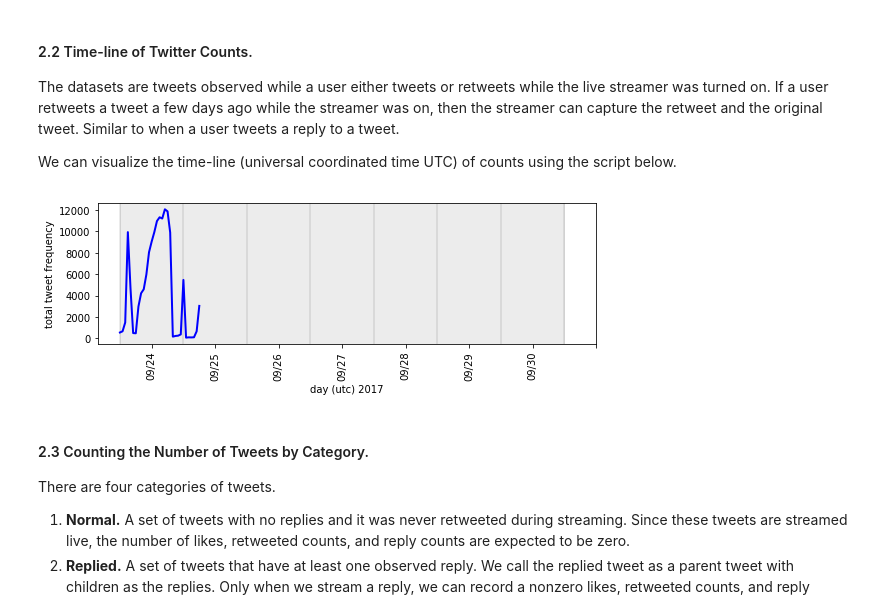
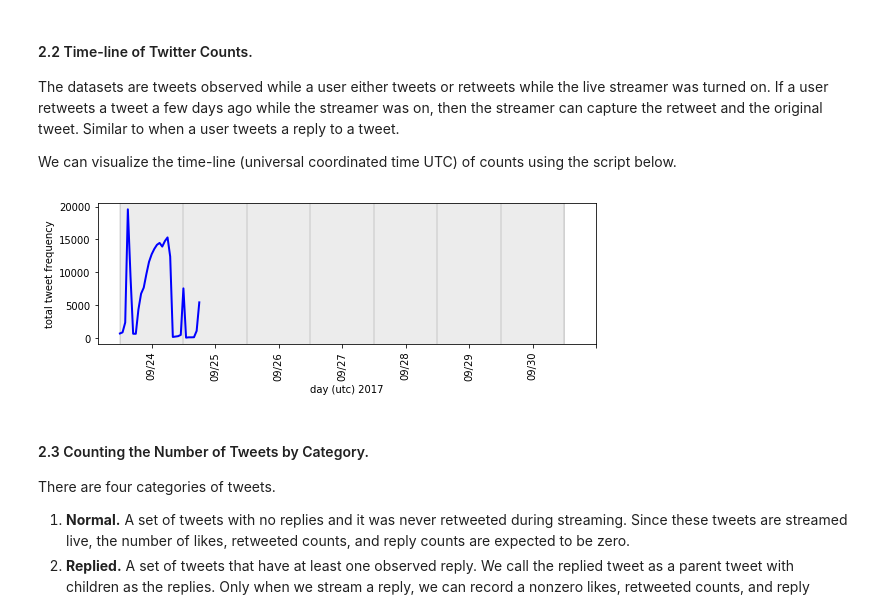
Before and after one commit to stressosaurus/raw-data-twitter-tweets-stream, a Jupyter notebook: INSTRUCTIONS.ipynb, the cells around one changed output. Saved outputs shown, nothing was run; the diff lists cells and outputs as text; code cells hidden in the pictures.

```diff
--- a/INSTRUCTIONS.ipynb
+++ b/INSTRUCTIONS.ipynb
@@ -88,61 +88,33 @@ As an example, we use the subset tweets taken from 09/23/2017-09/24/2017 (PST) [
 # %%
 stream = 'A'
 date_range = '09232017-09242017'
-T, U = tw.read_csv(stream,date_range,subset=True,which_set='subset',which_set_params=['hashtag','a'])
+T, U = tw.read_csv(stream,date_range,dtype=str,subset=True,
+                   which_set='merged',which_set_params=['hashtag','a'])
 # %% [markdown]
 #### 2.2 Time-line of Twitter Counts.
 
 The datasets are tweets observed while a user either tweets or retweets while the live streamer was turned on. If a user retweets a tweet a few days ago while the streamer was on, then the streamer can capture the retweet and the original tweet. Similar to when a user tweets a reply to a tweet.
 
 We can visualize the time-line (universal coordinated time UTC) of counts using the script below.
+# %%
+bins_u, bins_c, hour_label, day_label = tw.time_binner(T,by='hour')
 # %%
-bins_u, bins_c = tw.time_binner(T,by='hour')
-time_labels_main = []
-for t in bins_u.keys():
-    m = str(t[1])
-    if len(m) == 1:
-        m = '0'+m
-    d = str(t[2])
-    if len(d) == 1:
-        d = '0'+d
-    h = str(t[3])
-    if len(h) == 1:
-        h = '0'+h
-    time_labels_main.append(m+'/'+d+' '+h+':00')
-day_labels_main = []
-for t in bins_u.keys():
-    m = str(t[1])
-    if len(m) == 1:
-        m = '0'+m
-    d = str(t[2])
-    if len(d) == 1:
-        d = '0'+d
-    h = str(t[3])
-    if len(h) == 1:
-        h = '0'+h
-    day_labels_main.append(m+'/'+d)
-day_labels_main = list(np.unique(day_labels_main))
-day_labels_position = []
-for i in range(0,len(time_labels_main)+1):
-    if i%24 == 0:
-        day_labels_position.append(i+12)
-
 # figure twitter counts by hour
 fig, ax = plt.subplots(1,1,figsize=(8,3))
 total_counts = list(bins_c.values())
-ax.axvspan(0,168,alpha=0.15,color='gray')
+ax.axvspan(0,len(hour_label[0]),alpha=0.15,color='gray')
 for t in range(0,len(total_counts)+1):
     if t%24 == 0:
         ax.axvline(t,alpha=0.10,color='black')
 ax.plot(range(0,len(total_counts)),total_counts,'-',linewidth=2,color='blue')
-ax.set_xticks(day_labels_position)
-ax.set_xticklabels(day_labels_main,rotation=90)
+ax.set_xticks(day_label[1])
+ax.set_xticklabels(day_label[0],rotation=90)
 ax.set_xlabel('day (utc) 2017')
 ax.set_ylabel('total tweet frequency')
 plt.tight_layout()
 plt.show()
 # %% [output]
-[figure, old version]
+[figure, new version]
 # %% [markdown]
 #### 2.3 Counting the Number of Tweets by Category.
 
```
Also changed, not shown: parts of 10 cells of this notebook, 13 other files.
